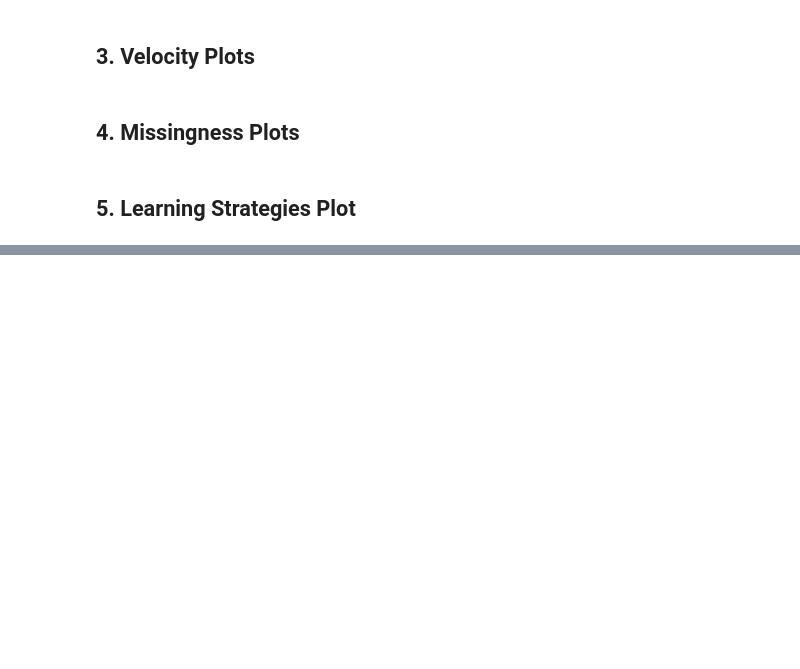
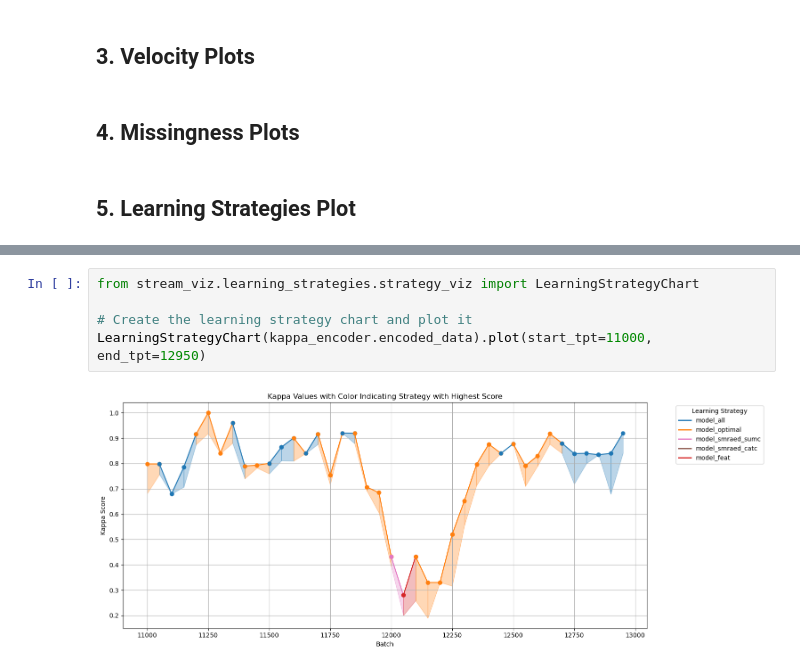
Before and after one commit to aditya0by0/stream-viz, a Jupyter notebook: stream_viz/tutorial/UserGuide.ipynb, the cells around one changed output, grey strips where cells are left out. Drawn from its saved outputs; the diff is of its cells as text; blank space fills up the shorter version.

Commit message:
user guide - Plotter and learning strategy

```diff
--- a/stream_viz/tutorial/UserGuide.ipynb
+++ b/stream_viz/tutorial/UserGuide.ipynb
@@ -122,0 +202,7 @@ Refer Paper for more info: [Pesaranghader, A., Viktor, H.L., & Paquet, E. (2017)
+# %%
+from stream_viz.learning_strategies.strategy_viz import LearningStrategyChart
+
+# Create the learning strategy chart and plot it
+LearningStrategyChart(kappa_encoder.encoded_data).plot(start_tpt=11000, end_tpt=12950)
+# %% [output]
+[figure, added]
```
Also changed, not shown: parts of 7 cells of this notebook, 1 other file.
